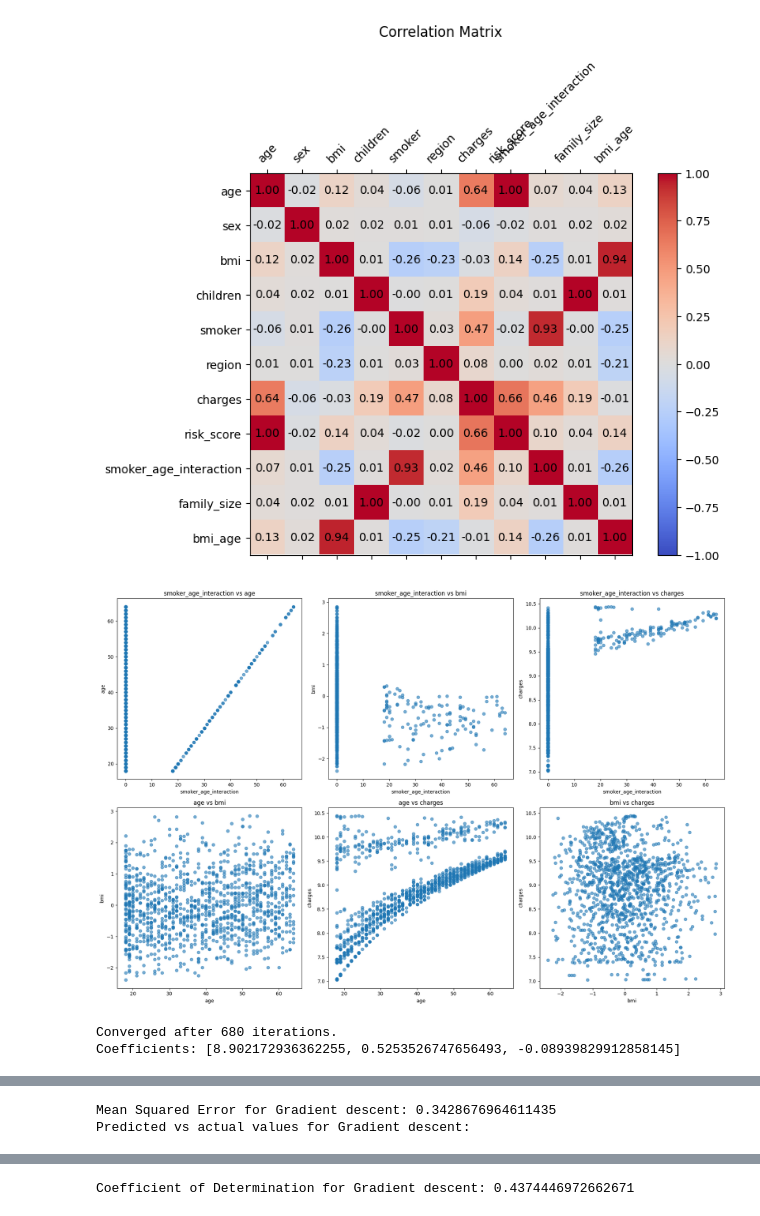
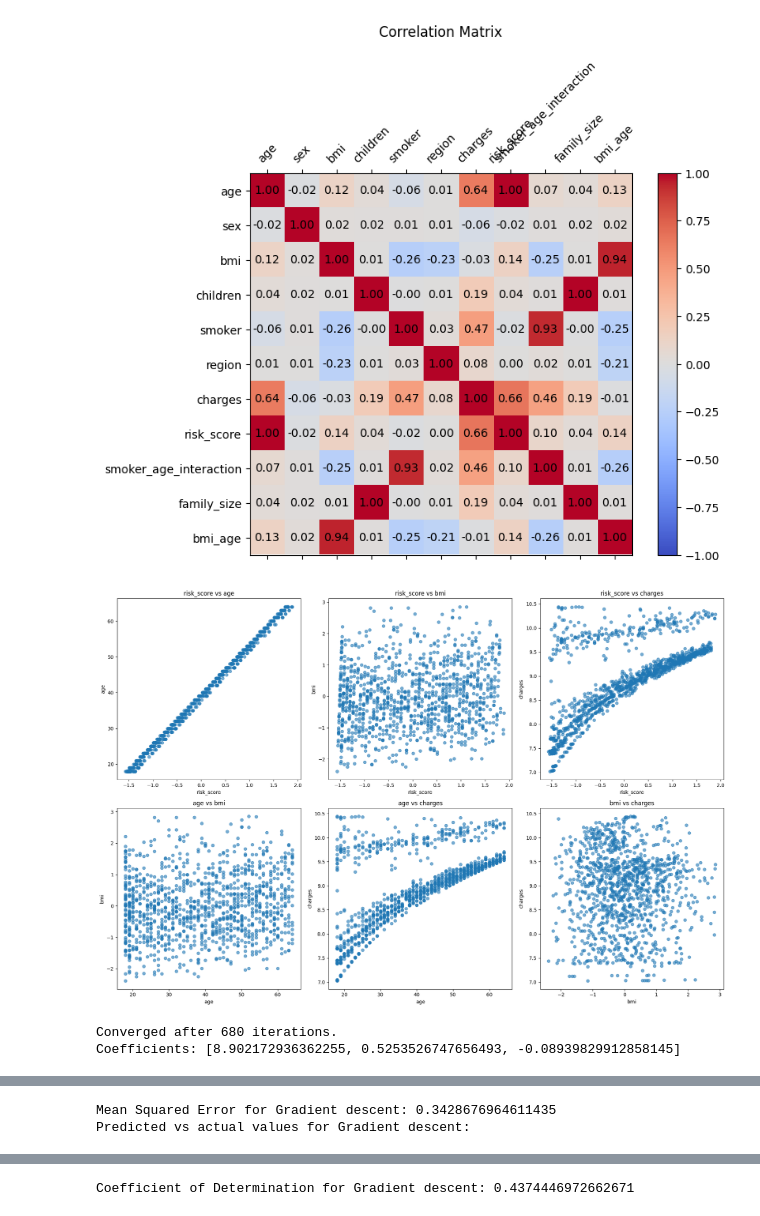
Before and after one commit to AryanBL/Health-insurance-regression-model, a Jupyter notebook: Project_Notebook.ipynb, the cells around one changed output, grey strips where cells are left out. Drawn from its saved outputs; the diff is of its cells as text; code cells hidden in the pictures.

```diff
--- a/Project_Notebook.ipynb
+++ b/Project_Notebook.ipynb
@@ -48,7 +48,7 @@ if __name__ == "__main__":
     X_train, X_test, y_train, y_test = preprocessor.split_data(df_cleaned)
 
     DataGatherer.correlation_matrix(df_cleaned)
-    preprocessor.plot_scatter(df_cleaned,'smoker_age_interaction','age','bmi','charges')
+    preprocessor.plot_scatter(df_cleaned,'risk_score','age','bmi','charges')
 
     #preprocessor.plot_3d_scatter(df_cleaned)
 
@@ -74,34 +74,34 @@ Rows after filtering: 1338
 Rows after filtering: 1329
 Rows after filtering: 1191
   Variable         Mean     Median      Variance  Standard Deviation
 0      Age    39.010915    39.0000  1.975890e+02           14.056634
 1      BMI    29.993648    29.7000  3.446375e+01            5.870584
 2  Charges  9901.104142  8347.1643  5.165843e+07         7187.379901
 [figure]
 [figure]
 [figure]
 [figure]
    age  sex       bmi  children  smoker  region   charges
 0   19    0 -0.356634         0       1       1  9.734176
 1   18    1  0.643267         1       0       0  7.453302
 2   28    1  0.512104         3       0       0  8.400538
 3   33    1 -1.241554         0       0       3  9.998092
 4   32    1 -0.189700         0       0       3  8.260197
    age  sex       bmi  children  smoker  region   charges  risk_score  \
 0   19    0 -0.356634         0       1       1  9.734176   -1.304514
 1   18    1  0.643267         1       0       0  7.453302   -1.494007
 2   28    1  0.512104         3       0       0  8.400538   -0.786523
 3   33    1 -1.241554         0       0       3  9.998092   -0.472766
 4   32    1 -0.189700         0       0       3  8.260197   -0.518910
 
    smoker_age_interaction  family_size    bmi_age
 0                      19            1  -6.776041
 1                       0            2  11.578803
 2                       0            4  14.338923
 3                       0            1 -40.971289
 4                       0            1  -6.070391
 [figure]
-[figure, old version]
+[figure, new version]
 Converged after 680 iterations.
 Coefficients: [8.902172936362255, 0.5253526747656493, -0.08939829912858145]
 [figure]
```
